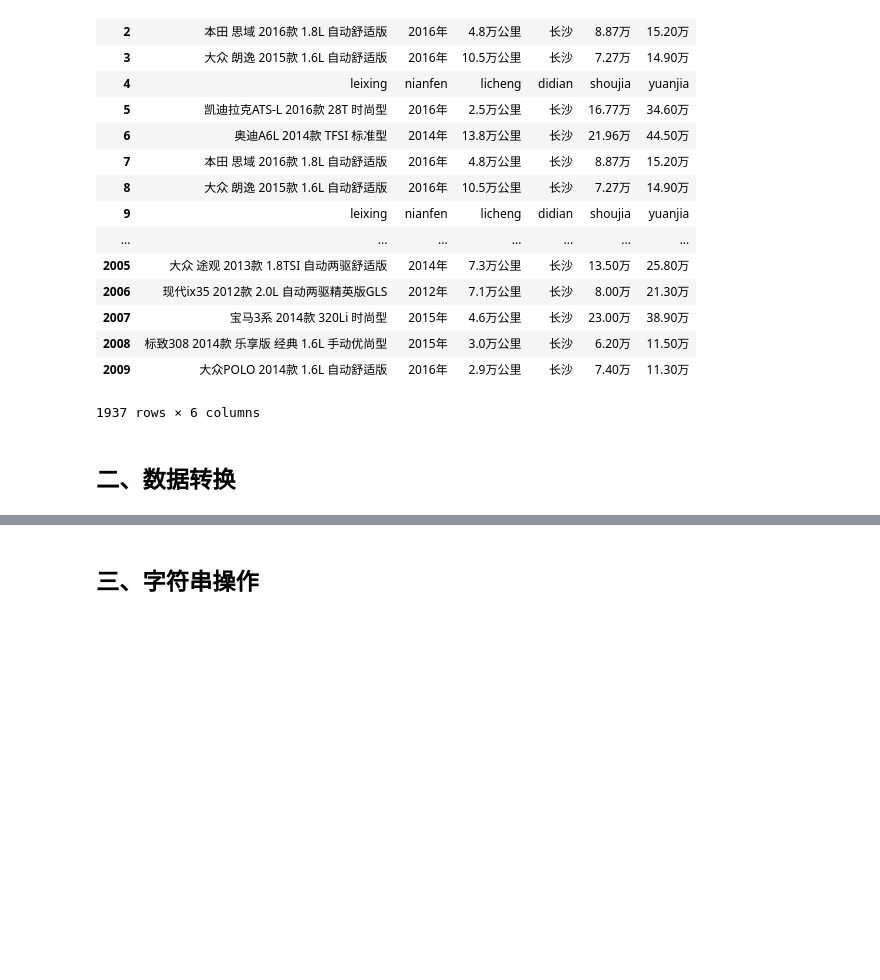
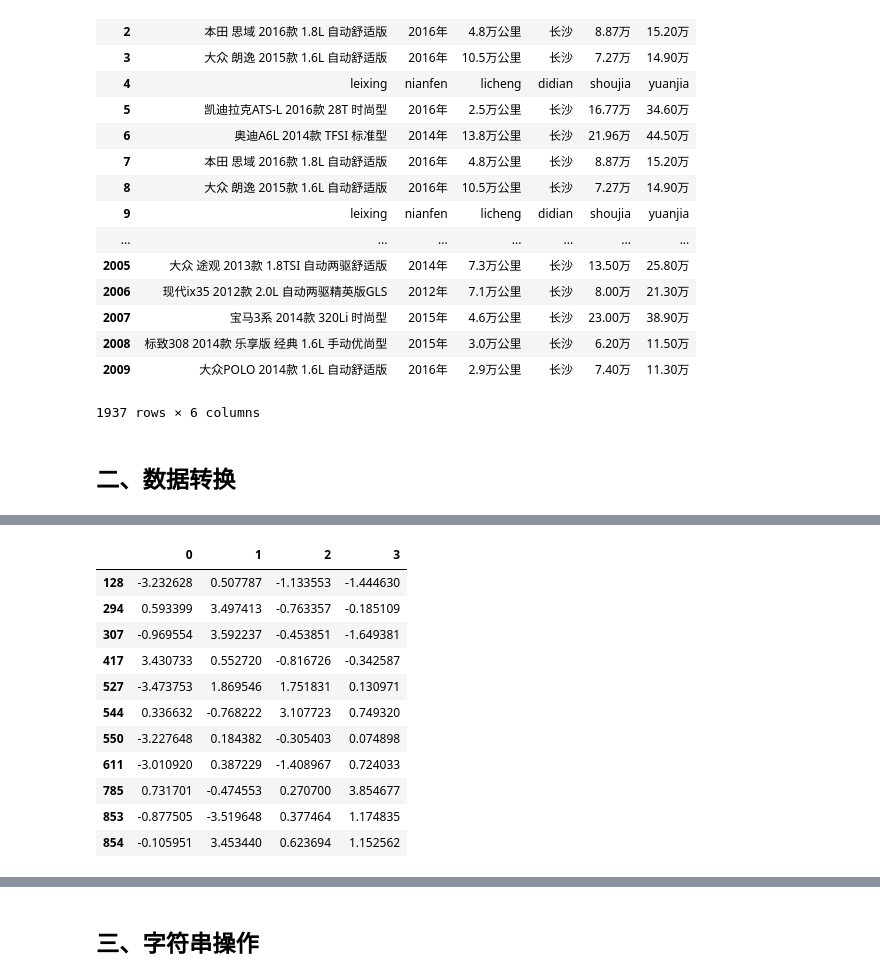
Before and after one commit to ruiliulin/liuliu, a Jupyter notebook: Data analysis/Pandas/lesson_7 (68 - ).ipynb, the cells around one changed output, grey strips where cells are left out. Saved outputs shown, nothing was run; the diff lists cells and outputs as text; code cells hidden in the pictures; blank space fills up the shorter version.

```diff
--- a/Data analysis/Pandas/lesson_7 (68 - ).ipynb
+++ b/Data analysis/Pandas/lesson_7 (68 - ).ipynb
@@ -258,0 +668,16 @@ data.dropna()
+# %%
+# 捡出异常值所在的行，只要有就检出来
+data[(np.abs(data)>3).any(1)]
+# %% [output]
+|  | 0 | 1 | 2 | 3 |
+| 128 | -3.232628 | 0.507787 | -1.133553 | -1.444630 |
+| 294 | 0.593399 | 3.497413 | -0.763357 | -0.185109 |
+| 307 | -0.969554 | 3.592237 | -0.453851 | -1.649381 |
+| 417 | 3.430733 | 0.552720 | -0.816726 | -0.342587 |
+| 527 | -3.473753 | 1.869546 | 1.751831 | 0.130971 |
+| 544 | 0.336632 | -0.768222 | 3.107723 | 0.749320 |
+| 550 | -3.227648 | 0.184382 | -0.305403 | 0.074898 |
+| 611 | -3.010920 | 0.387229 | -1.408967 | 0.724033 |
+| 785 | 0.731701 | -0.474553 | 0.270700 | 3.854677 |
+| 853 | -0.877505 | -3.519648 | 0.377464 | 1.174835 |
+| 854 | -0.105951 | 3.453440 | 0.623694 | 1.152562 |
```
Also changed, not shown: parts of 103 cells of this notebook, 1 other file.
